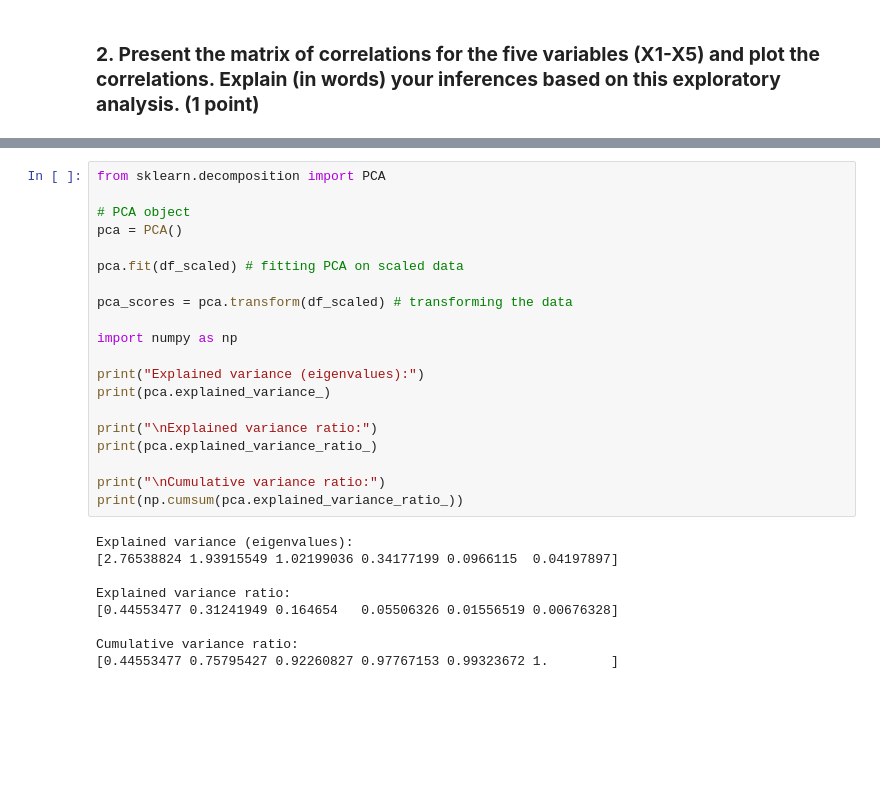
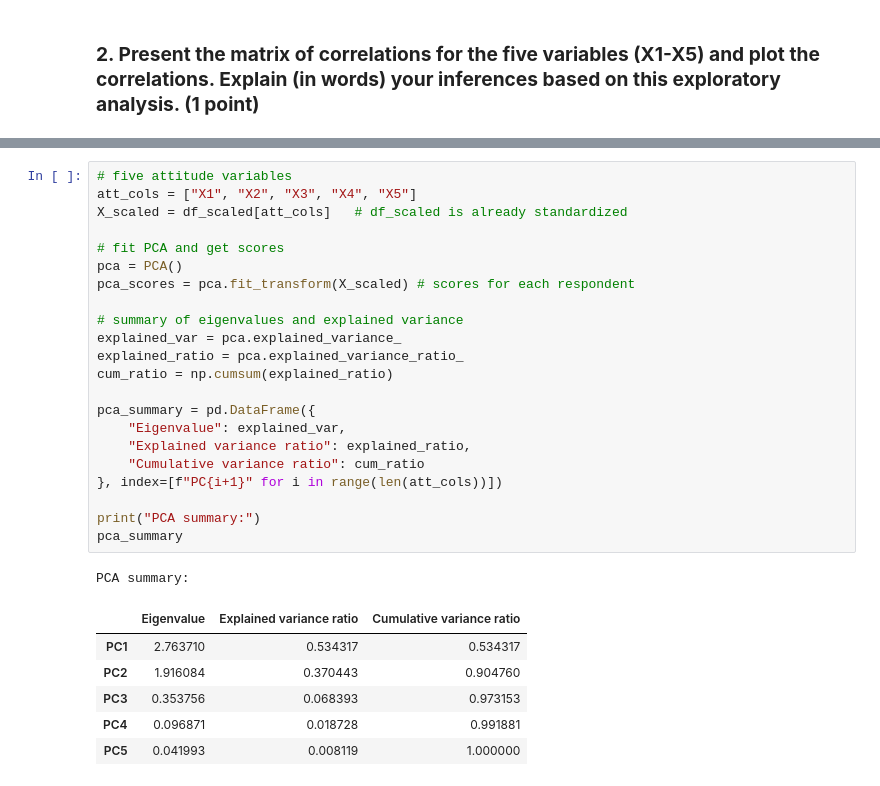
Before and after one commit to CharlotteLeBihan18/Assignment_5, a Jupyter notebook: Assignement.ipynb, the cells around one changed output, grey strips where cells are left out. Saved outputs shown, nothing was run; the diff lists cells and outputs as text; blank space fills up the shorter version.

```diff
--- a/Assignement.ipynb
+++ b/Assignement.ipynb
@@ -74,33 +90,34 @@ Overall, the matrix shows meaningful relationships between variables, with two u
 ### **3. Perform PCA on the data and show the results (including the summary of the PCA and the matrix showing the relationship between the factors and original attributes). (1 point)**
 
 Personal note : PCA does not create clusters of consumers or hard groups of variables; it uses correlation patterns to construct a few new summary dimensions that concentrate the information, which we can then use to visualize or cluster consumers more easily.
-# %%
-from sklearn.decomposition import PCA
-
-# PCA object
-pca = PCA()
-
-pca.fit(df_scaled) # fitting PCA on scaled data
-
-pca_scores = pca.transform(df_scaled) # transforming the data
-
-import numpy as np
-
-print("Explained variance (eigenvalues):")
-print(pca.explained_variance_)
-
-print("\nExplained variance ratio:")
-print(pca.explained_variance_ratio_)
-
-print("\nCumulative variance ratio:")
-print(np.cumsum(pca.explained_variance_ratio_))
-# %% [output]
-Explained variance (eigenvalues):
-[2.76538824 1.93915549 1.02199036 0.34177199 0.0966115  0.04197897]
-
-Explained variance ratio:
-[0.44553477 0.31241949 0.164654   0.05506326 0.01556519 0.00676328]
-
-Cumulative variance ratio:
-[0.44553477 0.75795427 0.92260827 0.97767153 0.99323672 1.        ]
+# %%
+# five attitude variables
+att_cols = ["X1", "X2", "X3", "X4", "X5"]
+X_scaled = df_scaled[att_cols]   # df_scaled is already standardized
+
+# fit PCA and get scores
+pca = PCA()
+pca_scores = pca.fit_transform(X_scaled) # scores for each respondent
+
+# summary of eigenvalues and explained variance
+explained_var = pca.explained_variance_
+explained_ratio = pca.explained_variance_ratio_
+cum_ratio = np.cumsum(explained_ratio)
+
+pca_summary = pd.DataFrame({
+    "Eigenvalue": explained_var,
+    "Explained variance ratio": explained_ratio,
+    "Cumulative variance ratio": cum_ratio
+}, index=[f"PC{i+1}" for i in range(len(att_cols))])
+
+print("PCA summary:")
+pca_summary
+# %% [output]
+PCA summary:
+|  | Eigenvalue | Explained variance ratio | Cumulative variance ratio |
+| PC1 | 2.763710 | 0.534317 | 0.534317 |
+| PC2 | 1.916084 | 0.370443 | 0.904760 |
+| PC3 | 0.353756 | 0.068393 | 0.973153 |
+| PC4 | 0.096871 | 0.018728 | 0.991881 |
+| PC5 | 0.041993 | 0.008119 | 1.000000 |
 # %%
```
Also changed, not shown: parts of 12 cells of this notebook.
